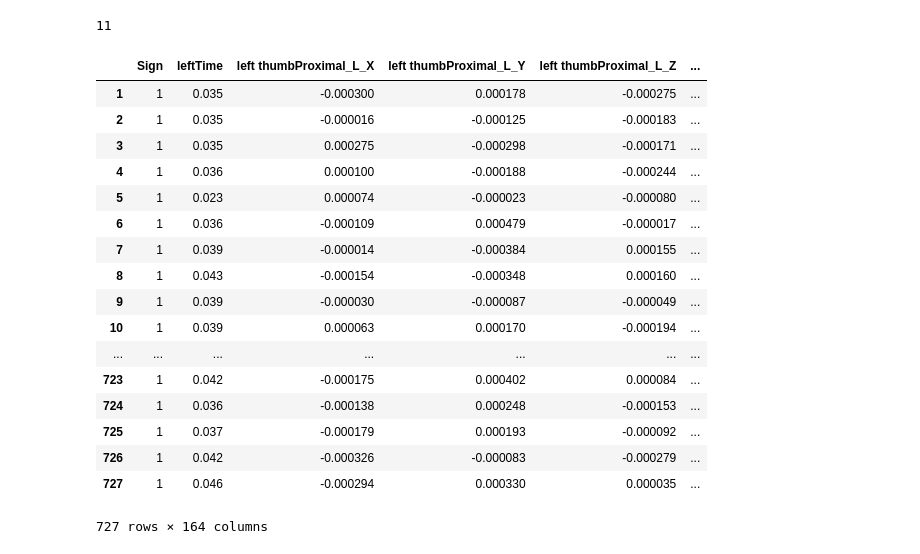
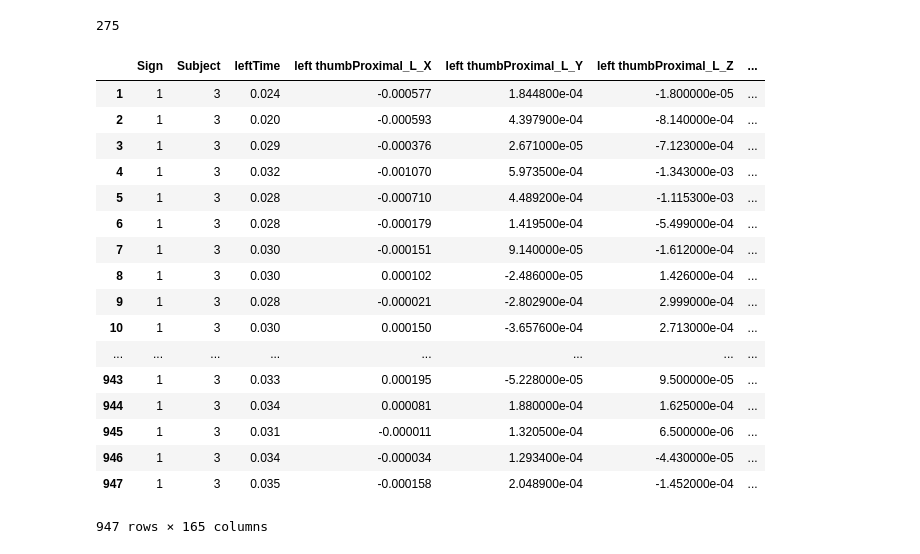
Before and after one commit to chenson2018/APM-Project, a Jupyter notebook: LeapMotion/LP Explore.ipynb, the cells around one changed output. Cells and saved outputs as stored; diff of their text form; code cells hidden in the pictures.

Commit message:
Added Subject Loop

```diff
--- a/LeapMotion/LP Explore.ipynb
+++ b/LeapMotion/LP Explore.ipynb
@@ -29,0 +4,11 @@ files
+# %%
+glob_list = []
+
+#loop through subject folders and glob
+for subject in range(25):
+    glob_list.append(glob.glob(str(subject) + "\\[0-9]*.csv"))
+
+#function to flatten glob
+flatten = lambda l: [item for sublist in l for item in sublist]
+glob_list = flatten(glob_list)
+glob_list
@@ -30,5 +33,5 @@ files
 # %%
 #make a list of tuples of hand pairings
-lr_pairs = list(zip(*[iter(files)]*2))
+lr_pairs = list(zip(*[iter(glob_list)]*2))
 lr_pairs
 # %% [output]
@@ -66,8 +75,10 @@ for pair in lr_pairs:
     df = df.diff().iloc[1:]
     df['leftTime'] = df['leftTime'].dt.total_seconds()
 
-    #add class sign using regex of file name
-    df.insert(loc = 0, column = 'Sign', value = re.findall('^[^_]+(?=_)', pair[0])[0])
+    #add sign and subject using regex of file name
+    subject_sign = re.split(r'\\', re.findall('^[^_]+(?=_)', pair[0])[0])
+    df.insert(loc = 0, column = 'Subject', value = subject_sign[0])
+    df.insert(loc = 0, column = 'Sign', value = subject_sign[1])
 
 #this makes velocity columns
 
@@ -75,29 +86,31 @@ for pair in lr_pairs:
 #         df[col + ' velocity'] = df[col]/df['Time']
 
     df_list.append(df)
-# %%
-len(df_list)
-# %% [output]
-11
-# %%
-df_list[2]
-# %% [output]
-|  | Sign | leftTime | left thumbProximal_L_X | left thumbProximal_L_Y | left thumbProximal_L_Z | ... |
-| 1 | 1 | 0.035 | -0.000300 | 0.000178 | -0.000275 | ... |
-| 2 | 1 | 0.035 | -0.000016 | -0.000125 | -0.000183 | ... |
-| 3 | 1 | 0.035 | 0.000275 | -0.000298 | -0.000171 | ... |
-| 4 | 1 | 0.036 | 0.000100 | -0.000188 | -0.000244 | ... |
-| 5 | 1 | 0.023 | 0.000074 | -0.000023 | -0.000080 | ... |
-| 6 | 1 | 0.036 | -0.000109 | 0.000479 | -0.000017 | ... |
-| 7 | 1 | 0.039 | -0.000014 | -0.000384 | 0.000155 | ... |
-| 8 | 1 | 0.043 | -0.000154 | -0.000348 | 0.000160 | ... |
-| 9 | 1 | 0.039 | -0.000030 | -0.000087 | -0.000049 | ... |
-| 10 | 1 | 0.039 | 0.000063 | 0.000170 | -0.000194 | ... |
-| ... | ... | ... | ... | ... | ... | ... |
-| 723 | 1 | 0.042 | -0.000175 | 0.000402 | 0.000084 | ... |
-| 724 | 1 | 0.036 | -0.000138 | 0.000248 | -0.000153 | ... |
-| 725 | 1 | 0.037 | -0.000179 | 0.000193 | -0.000092 | ... |
-| 726 | 1 | 0.042 | -0.000326 | -0.000083 | -0.000279 | ... |
-| 727 | 1 | 0.046 | -0.000294 | 0.000330 | 0.000035 | ... |
-727 rows × 164 columns
+# %%
+#numbers 0-10 for 25 subjects
+len(df_list)
+# %% [output]
+275
+# %%
+#example entry
+df_list[35]
+# %% [output]
+|  | Sign | Subject | leftTime | left thumbProximal_L_X | left thumbProximal_L_Y | left thumbProximal_L_Z | ... |
+| 1 | 1 | 3 | 0.024 | -0.000577 | 1.844800e-04 | -1.800000e-05 | ... |
+| 2 | 1 | 3 | 0.020 | -0.000593 | 4.397900e-04 | -8.140000e-04 | ... |
+| 3 | 1 | 3 | 0.029 | -0.000376 | 2.671000e-05 | -7.123000e-04 | ... |
+| 4 | 1 | 3 | 0.032 | -0.001070 | 5.973500e-04 | -1.343000e-03 | ... |
+| 5 | 1 | 3 | 0.028 | -0.000710 | 4.489200e-04 | -1.115300e-03 | ... |
+| 6 | 1 | 3 | 0.028 | -0.000179 | 1.419500e-04 | -5.499000e-04 | ... |
+| 7 | 1 | 3 | 0.030 | -0.000151 | 9.140000e-05 | -1.612000e-04 | ... |
+| 8 | 1 | 3 | 0.030 | 0.000102 | -2.486000e-05 | 1.426000e-04 | ... |
+| 9 | 1 | 3 | 0.028 | -0.000021 | -2.802900e-04 | 2.999000e-04 | ... |
+| 10 | 1 | 3 | 0.030 | 0.000150 | -3.657600e-04 | 2.713000e-04 | ... |
+| ... | ... | ... | ... | ... | ... | ... | ... |
+| 943 | 1 | 3 | 0.033 | 0.000195 | -5.228000e-05 | 9.500000e-05 | ... |
+| 944 | 1 | 3 | 0.034 | 0.000081 | 1.880000e-04 | 1.625000e-04 | ... |
+| 945 | 1 | 3 | 0.031 | -0.000011 | 1.320500e-04 | 6.500000e-06 | ... |
+| 946 | 1 | 3 | 0.034 | -0.000034 | 1.293400e-04 | -4.430000e-05 | ... |
+| 947 | 1 | 3 | 0.035 | -0.000158 | 2.048900e-04 | -1.452000e-04 | ... |
+947 rows × 165 columns
 # %%
```
Also changed, not shown: parts of 8 cells of this notebook.
